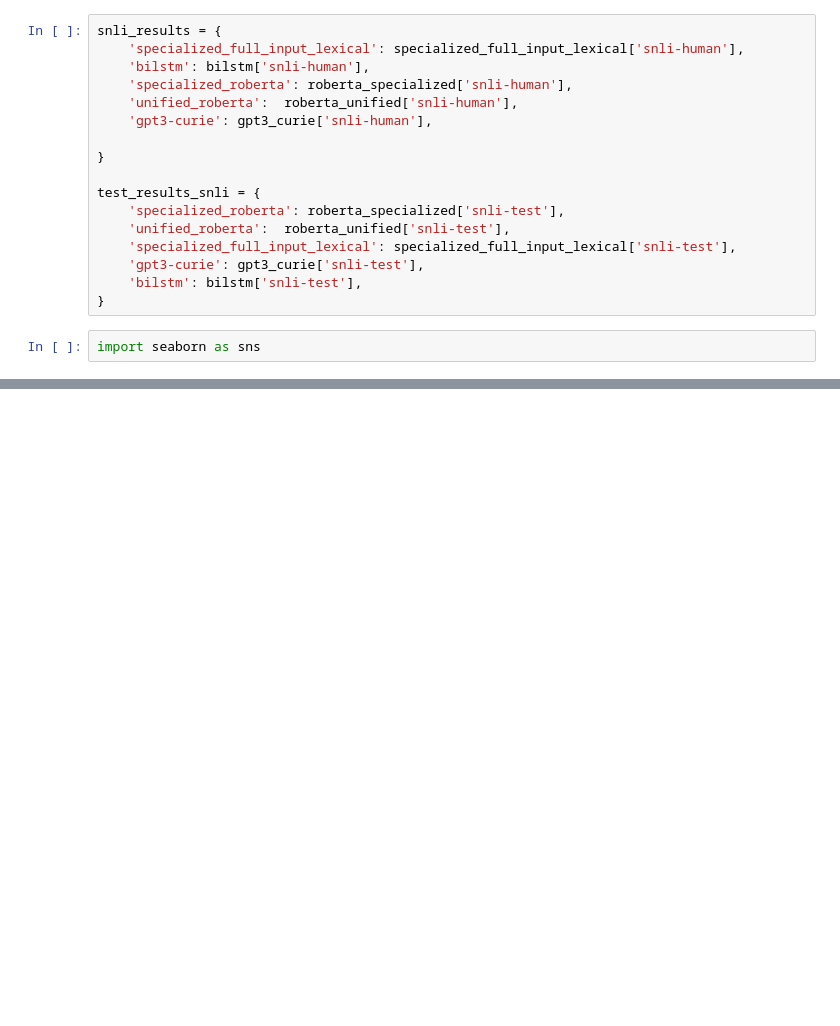
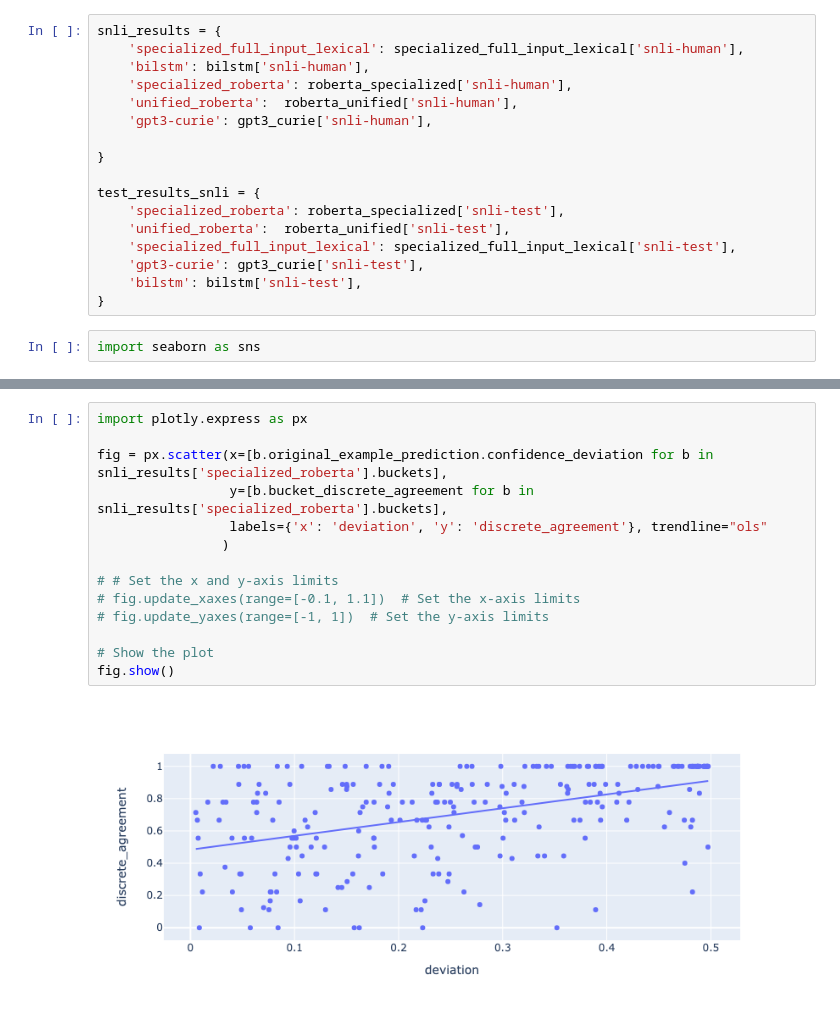
Before and after one commit to nehasrikn/paraphrase-nlu-internal, a Jupyter notebook: experiments/human_consistency/plot_playground_buckets.ipynb, the cells around one changed output, grey strips where cells are left out. Drawn from its saved outputs; the diff is of its cells as text; blank space fills up the shorter version.

```diff
--- a/experiments/human_consistency/plot_playground_buckets.ipynb
+++ b/experiments/human_consistency/plot_playground_buckets.ipynb
@@ -81,0 +97,16 @@ Weighted consistency: 0.8538085867811591
+# %%
+import plotly.express as px
+
+fig = px.scatter(x=[b.original_example_prediction.confidence_deviation for b in snli_results['specialized_roberta'].buckets],
+                 y=[b.bucket_discrete_agreement for b in snli_results['specialized_roberta'].buckets],
+                 labels={'x': 'deviation', 'y': 'discrete_agreement'}, trendline="ols"
+                )
+
+# # Set the x and y-axis limits
+# fig.update_xaxes(range=[-0.1, 1.1])  # Set the x-axis limits
+# fig.update_yaxes(range=[-1, 1])  # Set the y-axis limits
+
+# Show the plot
+fig.show()
+# %% [output]
+[figure, added]
```
Also changed, not shown: parts of 8 cells of this notebook, 48 other files.
